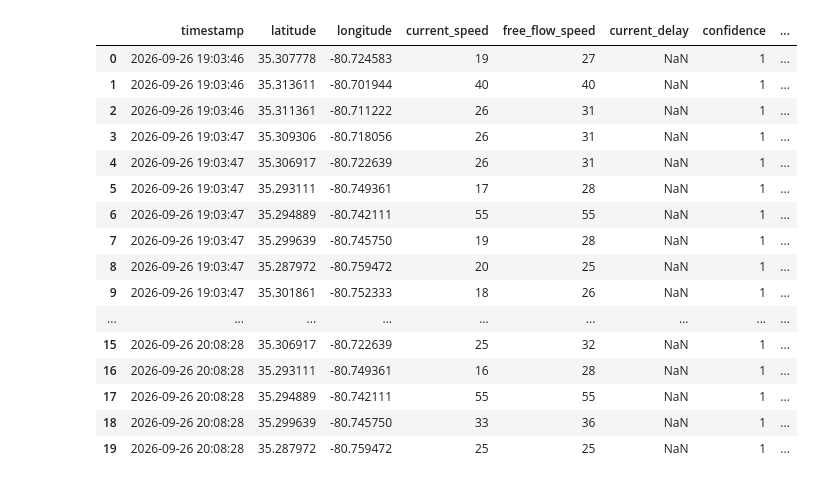
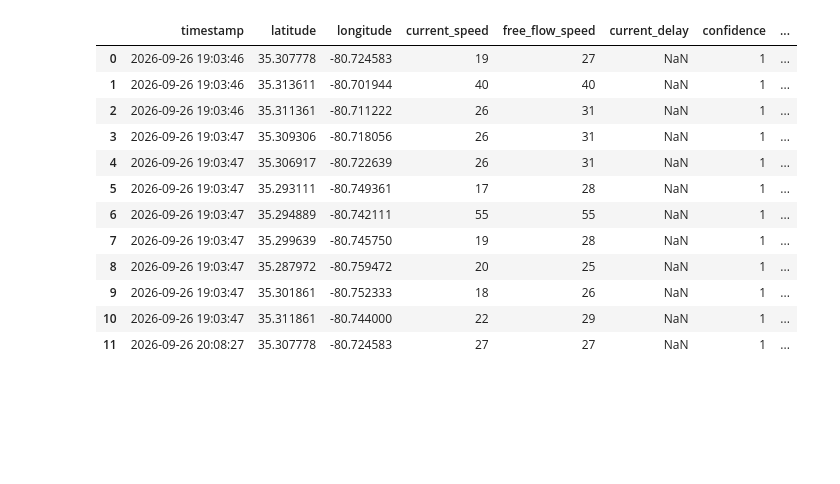
Before and after one commit to Beansproutss/DTSC-3601-Final-Project, a Jupyter notebook: Initial_Demo.ipynb, the cells around one changed output. Cells and saved outputs as stored; diff of their text form; code cells hidden in the pictures; blank space fills up the shorter version.

```diff
--- a/Initial_Demo.ipynb
+++ b/Initial_Demo.ipynb
@@ -23,37 +68,33 @@ if "Contents" in response:
         if not key.endswith(".json.gz"):
             continue
 
         file_obj = s3_client.get_object(Bucket=bucket, Key=key)
         raw_bytes = file_obj["Body"].read()
         try:
             data_bytes = gzip.decompress(raw_bytes)
         except gzip.BadGzipFile:
             data_bytes = raw_bytes
 
         obj_df = pd.read_csv(io.BytesIO(data_bytes))
         df_list.append(obj_df)
 
         final_df = pd.concat(df_list, ignore_index=True)
 
     if df_list:
         final_df = pd.concat(df_list, ignore_index=True)
         final_df.head()
-final_df.head(20)
+final_df.head(12)
 # %% [output]
 |  | timestamp | latitude | longitude | current_speed | free_flow_speed | current_delay | confidence | ... |
 | 0 | 2026-09-26 19:03:46 | 35.307778 | -80.724583 | 19 | 27 | NaN | 1 | ... |
 | 1 | 2026-09-26 19:03:46 | 35.313611 | -80.701944 | 40 | 40 | NaN | 1 | ... |
 | 2 | 2026-09-26 19:03:46 | 35.311361 | -80.711222 | 26 | 31 | NaN | 1 | ... |
 | 3 | 2026-09-26 19:03:47 | 35.309306 | -80.718056 | 26 | 31 | NaN | 1 | ... |
 | 4 | 2026-09-26 19:03:47 | 35.306917 | -80.722639 | 26 | 31 | NaN | 1 | ... |
 | 5 | 2026-09-26 19:03:47 | 35.293111 | -80.749361 | 17 | 28 | NaN | 1 | ... |
 | 6 | 2026-09-26 19:03:47 | 35.294889 | -80.742111 | 55 | 55 | NaN | 1 | ... |
 | 7 | 2026-09-26 19:03:47 | 35.299639 | -80.745750 | 19 | 28 | NaN | 1 | ... |
 | 8 | 2026-09-26 19:03:47 | 35.287972 | -80.759472 | 20 | 25 | NaN | 1 | ... |
 | 9 | 2026-09-26 19:03:47 | 35.301861 | -80.752333 | 18 | 26 | NaN | 1 | ... |
-| ... | ... | ... | ... | ... | ... | ... | ... | ... |
-| 15 | 2026-09-26 20:08:28 | 35.306917 | -80.722639 | 25 | 32 | NaN | 1 | ... |
-| 16 | 2026-09-26 20:08:28 | 35.293111 | -80.749361 | 16 | 28 | NaN | 1 | ... |
-| 17 | 2026-09-26 20:08:28 | 35.294889 | -80.742111 | 55 | 55 | NaN | 1 | ... |
-| 18 | 2026-09-26 20:08:28 | 35.299639 | -80.745750 | 33 | 36 | NaN | 1 | ... |
-| 19 | 2026-09-26 20:08:28 | 35.287972 | -80.759472 | 25 | 25 | NaN | 1 | ... |
+| 10 | 2026-09-26 19:03:47 | 35.311861 | -80.744000 | 22 | 29 | NaN | 1 | ... |
+| 11 | 2026-09-26 20:08:27 | 35.307778 | -80.724583 | 27 | 27 | NaN | 1 | ... |
```
Also changed, not shown: parts of 11 cells of this notebook, 3 other files.
